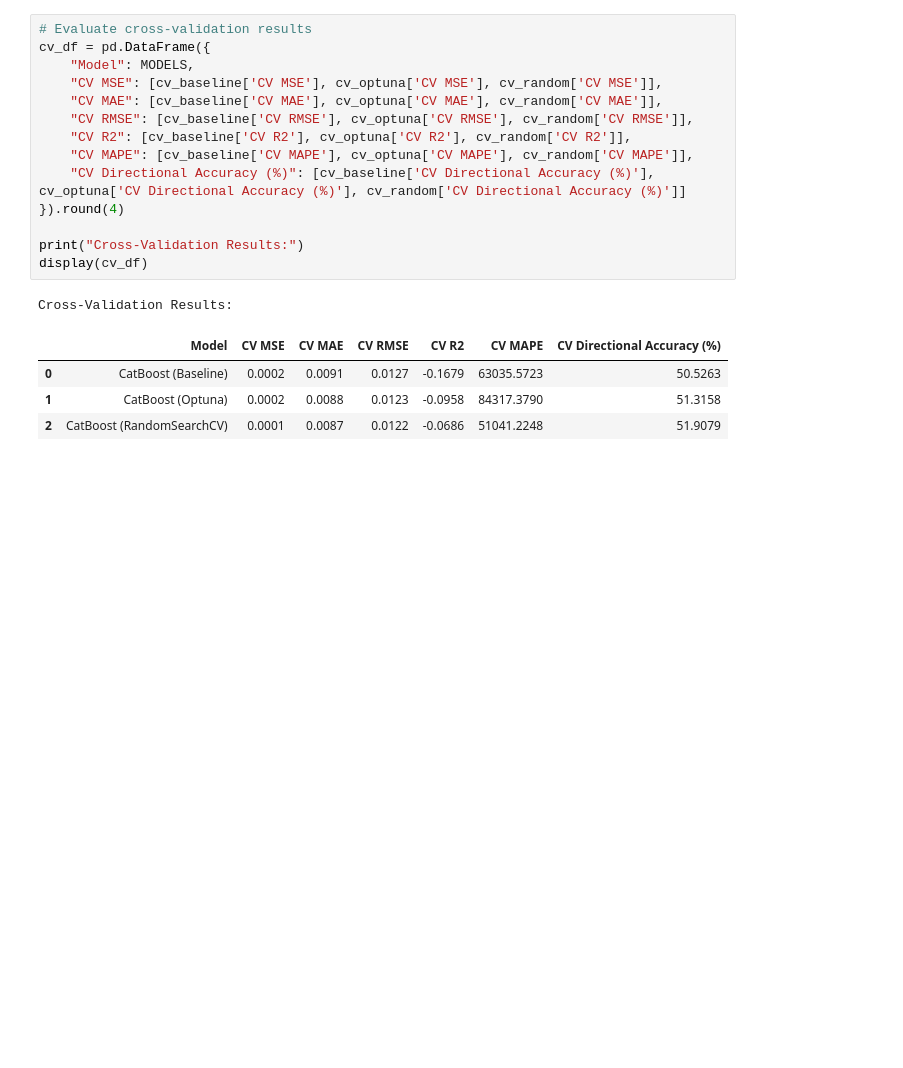
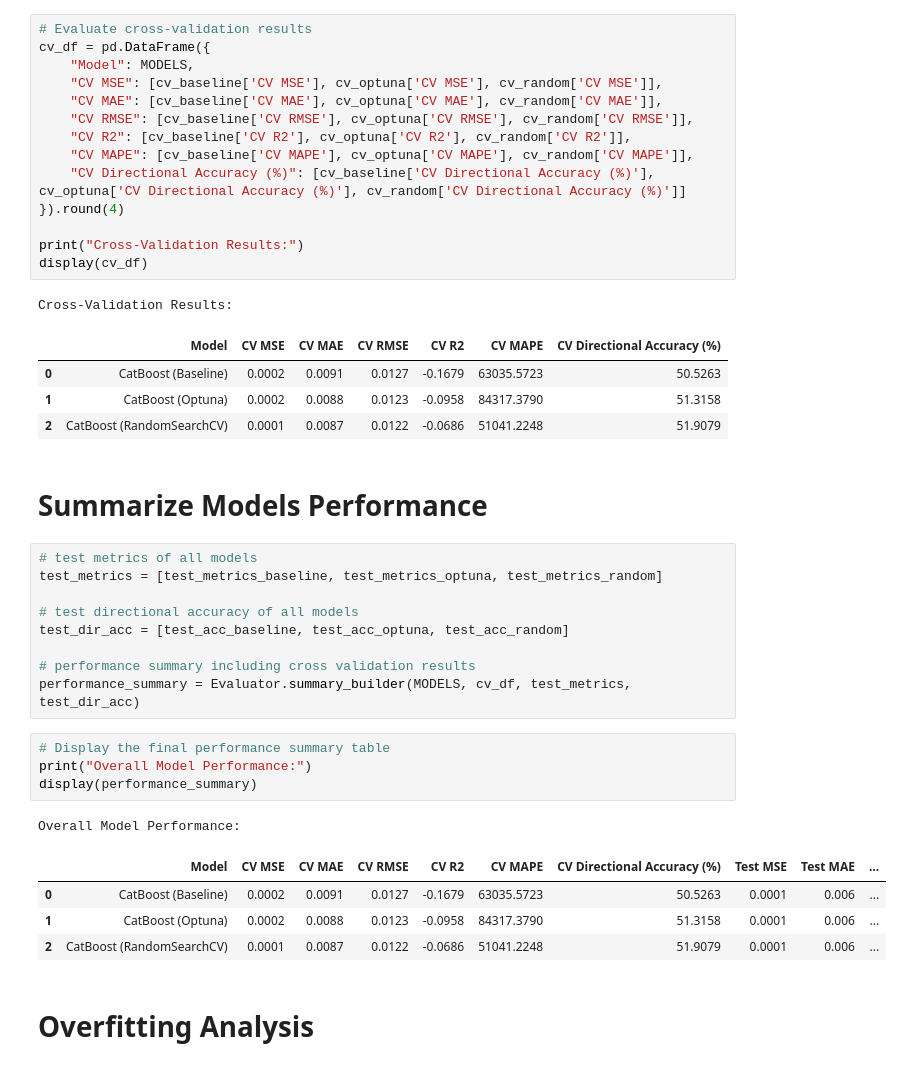
Before and after one commit to tshihab07/gold-price-forecasting, a Jupyter notebook: notebookes/model_CatBoost.ipynb, the cells around one changed output. Cells and saved outputs as stored; diff of their text form; blank space fills up the shorter version.

Commit message:
feat(evaluation): implement overfitting analysis for models and display performance summary combining CV and test metrics

```diff
--- a/notebookes/model_CatBoost.ipynb
+++ b/notebookes/model_CatBoost.ipynb
@@ -539,3 +539,26 @@ Cross-Validation Results:
 | 0 | CatBoost (Baseline) | 0.0002 | 0.0091 | 0.0127 | -0.1679 | 63035.5723 | 50.5263 |
 | 1 | CatBoost (Optuna) | 0.0002 | 0.0088 | 0.0123 | -0.0958 | 84317.3790 | 51.3158 |
 | 2 | CatBoost (RandomSearchCV) | 0.0001 | 0.0087 | 0.0122 | -0.0686 | 51041.2248 | 51.9079 |
+# %% [markdown]
+# Summarize Models Performance
+# %%
+# test metrics of all models
+test_metrics = [test_metrics_baseline, test_metrics_optuna, test_metrics_random]
+
+# test directional accuracy of all models
+test_dir_acc = [test_acc_baseline, test_acc_optuna, test_acc_random]
+
+# performance summary including cross validation results
+performance_summary = Evaluator.summary_builder(MODELS, cv_df, test_metrics, test_dir_acc)
+# %%
+# Display the final performance summary table
+print("Overall Model Performance:")
+display(performance_summary)
+# %% [output]
+Overall Model Performance:
+|  | Model | CV MSE | CV MAE | CV RMSE | CV R2 | CV MAPE | CV Directional Accuracy (%) | Test MSE | Test MAE | ... |
+| 0 | CatBoost (Baseline) | 0.0002 | 0.0091 | 0.0127 | -0.1679 | 63035.5723 | 50.5263 | 0.0001 | 0.006 | ... |
+| 1 | CatBoost (Optuna) | 0.0002 | 0.0088 | 0.0123 | -0.0958 | 84317.3790 | 51.3158 | 0.0001 | 0.006 | ... |
+| 2 | CatBoost (RandomSearchCV) | 0.0001 | 0.0087 | 0.0122 | -0.0686 | 51041.2248 | 51.9079 | 0.0001 | 0.006 | ... |
+# %% [markdown]
+# Overfitting Analysis
```
Also changed, not shown: parts of 2 cells of this notebook.
